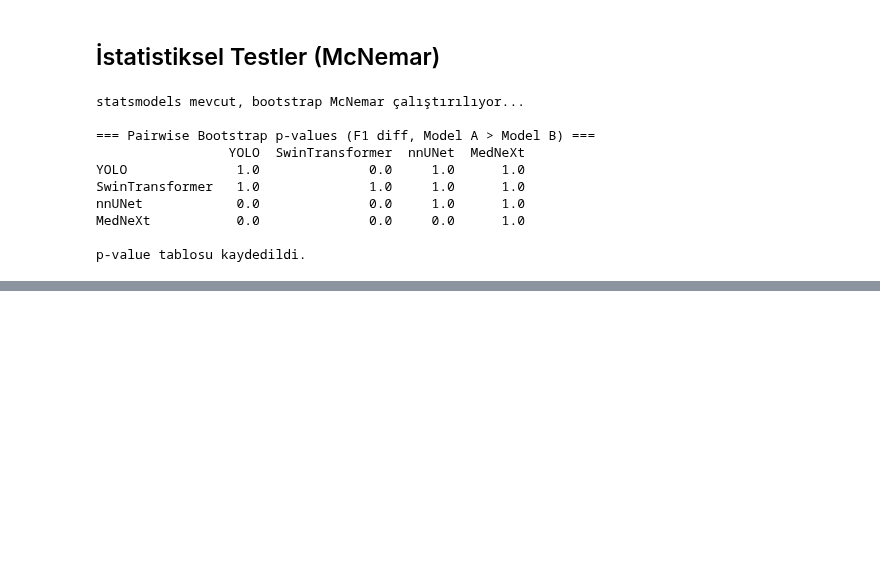
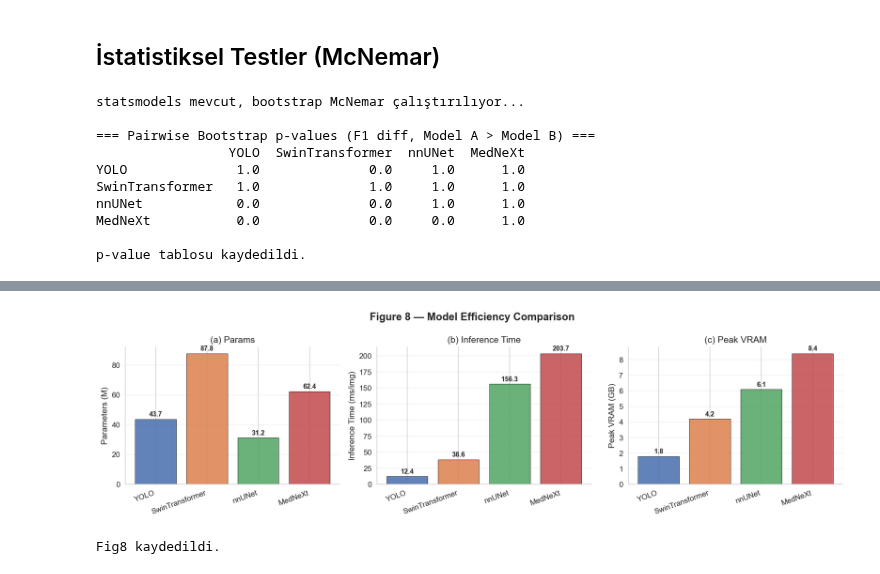
Before and after one commit to ramazan2020/abdomen1, a Jupyter notebook: Faz8_Makale_Analiz.ipynb, the cells around one changed output, grey strips where cells are left out. Cells and saved outputs as stored; diff of their text form; code cells hidden in the pictures; blank space fills up the shorter version.

```diff
--- a/Faz8_Makale_Analiz.ipynb
+++ b/Faz8_Makale_Analiz.ipynb
@@ -48,8 +41,13 @@ elif IS_KAGGLE:
     PROJECT_ROOT = Path('/kaggle/working/abdomen')
     DATA_DIR     = Path('/kaggle/input/abdomen-dataset')
 else:  # LOCAL
-    PROJECT_ROOT = Path(r'D:/makale-pdf/Proje/abdomen')
-    DATA_DIR     = Path(r'D:/makale-pdf/Proje/abdomenDataSet')
+    import platform
+    if platform.system() == 'Windows':
+        PROJECT_ROOT = Path(r'D:/makale-pdf/Proje/abdomen')
+        DATA_DIR     = Path(r'D:/makale-pdf/Proje/abdomenDataSet')
+    else:  # macOS / Linux
+        PROJECT_ROOT = Path('/Users/ramazanpolat/Desktop/datasets/abdomen')
+        DATA_DIR     = Path('/Users/ramazanpolat/Desktop/datasets/abdomenDataSet')
 
 WORK_DIR    = PROJECT_ROOT if IS_LOCAL else Path('/content' if IS_COLAB else '/kaggle/working')
 OUT_DIR     = WORK_DIR / 'outputs'
@@ -673,0 +719,62 @@ p-value tablosu kaydedildi.
+# %%
+def load_efficiency(results, models):
+    """results JSON içindeki 'efficiency' anahtarını okur; yoksa dummy döner."""
+    DUMMY = {
+        'YOLO':            {'params_M': 43.7,  'inference_ms': 12.4,  'peak_vram_GB': 1.8},
+        'SwinTransformer': {'params_M': 87.8,  'inference_ms': 38.6,  'peak_vram_GB': 4.2},
+        'nnUNet':          {'params_M': 31.2,  'inference_ms': 156.3, 'peak_vram_GB': 6.1},
+        'MedNeXt':         {'params_M': 62.4,  'inference_ms': 203.7, 'peak_vram_GB': 8.4},
+    }
+    out = {}
+    for m in models:
+        eff = results[m].get('efficiency')
+        out[m] = eff if eff else DUMMY[m]
+        if not eff:
+            print(f'  [DUMMY] {m} efficiency')
+    return out
+
+eff = load_efficiency(results, MODELS)
+params   = [eff[m]['params_M']       for m in MODELS]
+infer_ms = [eff[m]['inference_ms']   for m in MODELS]
+vram     = [eff[m]['peak_vram_GB']   for m in MODELS]
+
+fig, axes = plt.subplots(1, 3, figsize=(14, 4))
+fig.suptitle('Figure 8 — Model Efficiency Comparison', fontsize=14, fontweight='bold')
+
+metrics = [
+    (params,   'Parameters (M)',         axes[0], '(a) Params'),
+    (infer_ms, 'Inference Time (ms/img)', axes[1], '(b) Inference Time'),
+    (vram,     'Peak VRAM (GB)',          axes[2], '(c) Peak VRAM'),
+]
+for vals, ylabel, ax, title in metrics:
+    bars = ax.bar(MODELS, vals, color=[MODEL_COLORS[m] for m in MODELS],
+                  edgecolor='black', linewidth=0.5, alpha=0.88)
+    ax.set_ylabel(ylabel)
+    ax.set_title(title)
+    ax.set_xticklabels(MODELS, rotation=20, ha='right')
+    for bar, v in zip(bars, vals):
+        ax.text(bar.get_x()+bar.get_width()/2, bar.get_height()+max(vals)*0.01,
+                f'{v:.1f}', ha='center', va='bottom', fontsize=9, fontweight='bold')
+    ax.grid(axis='y', alpha=0.3)
+    ax.spines['top'].set_visible(False)
+    ax.spines['right'].set_visible(False)
+
+# Verimlilik tablosu
+df_eff = pd.DataFrame(eff).T.round(1)
+df_eff.columns = ['Params (M)', 'Inference (ms)', 'VRAM (GB)']
+df_eff.index.name = 'Model'
+# F1 ekle
+df_eff['Top-5 F1'] = [round(results[m]['top5_mean_f1'], 4) for m in MODELS]
+print(df_eff.to_string())
+df_eff.to_csv(TABLE_DIR / 'table_efficiency.csv')
+df_eff.to_latex(TABLE_DIR / 'table_efficiency.tex',
+                float_format='%.1f',
+                caption='Model efficiency comparison: parameter count, inference time, and GPU memory.',
+                label='tab:efficiency')
+
+plt.tight_layout()
+fig.savefig(FIG_DIR / 'fig8_efficiency.png')
+fig.savefig(FIG_DIR / 'fig8_efficiency.pdf')
+plt.show()
+print('Fig8 kaydedildi.')
+# %% [output]
@@ -673,0 +791,2 @@ p-value tablosu kaydedildi.
+[figure, added]
+Fig8 kaydedildi.
```
Also changed, not shown: parts of 13 cells of this notebook, 44 other files.
